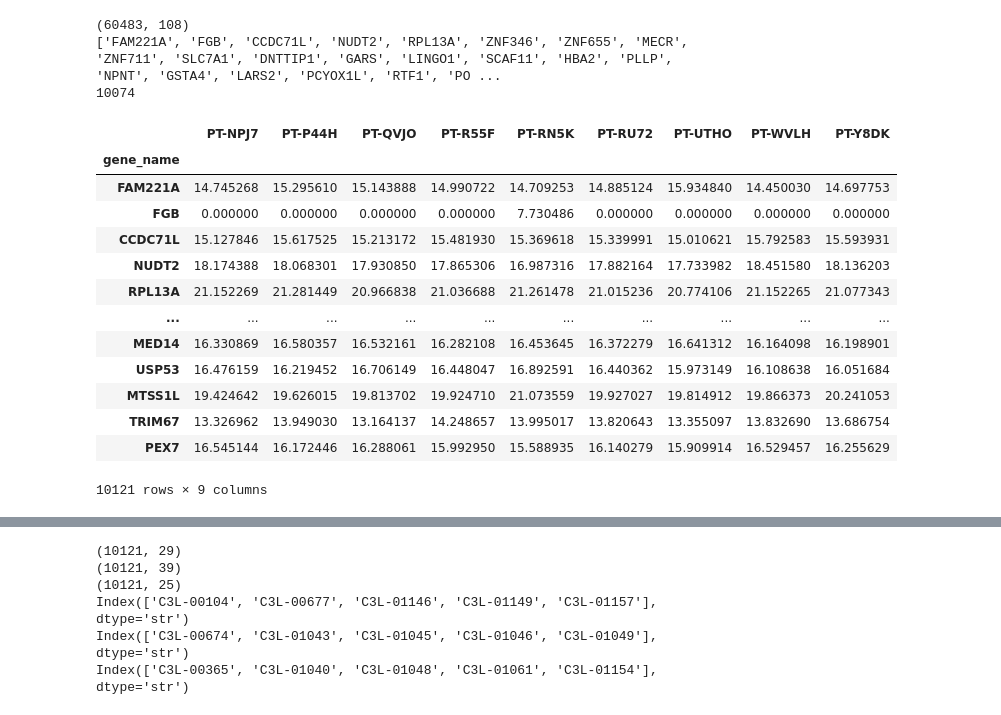
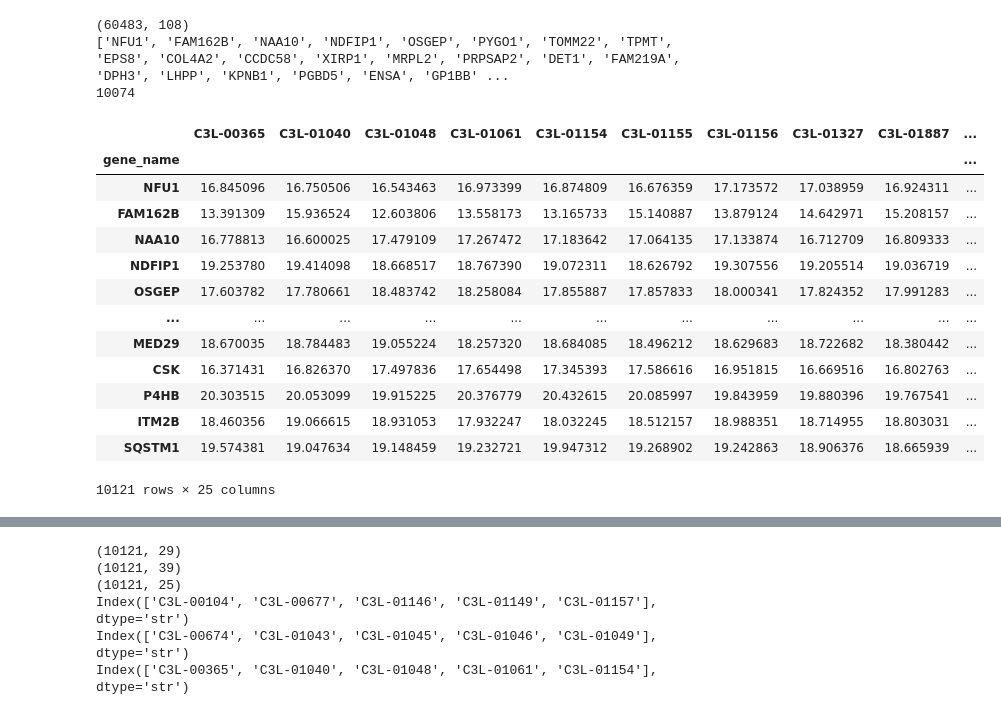
Before and after one commit to namtu06/BIO_RA, a Jupyter notebook: notebooks/02_CPTACrnaanalysis.ipynb, the cells around one changed output, grey strips where cells are left out. Saved outputs shown, nothing was run; the diff lists cells and outputs as text; code cells hidden in the pictures.

```diff
--- a/notebooks/02_CPTACrnaanalysis.ipynb
+++ b/notebooks/02_CPTACrnaanalysis.ipynb
@@ -23,7 +37,7 @@ rna = rna.drop(['gene_id','gene_type','gene_status','havana_gene','full_length',
 print(rna.shape)
 rna = np.log2(rna + 1)
 
-pro = pd.read_csv("../data/interim/de_proteome.csv").set_index("gene")
+pro = pd.read_csv("../data/interim/diff/de_proteome.csv").set_index("gene")
 proset = set(pro.index)
 rnaset = set(rna.index)
 
@@ -36,28 +50,29 @@ rna = rna[common]
 rna = rna.T
 # %% [output]
 (60483, 108)
-['FAM221A', 'FGB', 'CCDC71L', 'NUDT2', 'RPL13A', 'ZNF346', 'ZNF655', 'MECR', 'ZNF711', 'SLC7A1', 'DNTTIP1', 'GARS', 'LINGO1', 'SCAF11', 'HBA2', 'PLLP', 'NPNT', 'GSTA4', 'LARS2', 'PCYOX1L', 'RTF1', 'PO ...
+['NFU1', 'FAM162B', 'NAA10', 'NDFIP1', 'OSGEP', 'PYGO1', 'TOMM22', 'TPMT', 'EPS8', 'COL4A2', 'CCDC58', 'XIRP1', 'MRPL2', 'PRPSAP2', 'DET1', 'FAM219A', 'DPH3', 'LHPP', 'KPNB1', 'PGBD5', 'ENSA', 'GP1BB' ...
 10074
 # %%
 gbm_expr = rna[tumor_id]
 proneural_expr = rna[proneural_id]
 mesenchymal_expr = rna[mesenchymal_id]
 classical_expr = rna[classical_id]
 idh_expr = rna[idh_id]
 normal_expr = rna[normal_id]
 normal_expr
+classical_expr
 # %% [output]
-|  | PT-NPJ7 | PT-P44H | PT-QVJO | PT-R55F | PT-RN5K | PT-RU72 | PT-UTHO | PT-WVLH | PT-Y8DK |
-| gene_name |  |  |  |  |  |  |  |  |  |
-| FAM221A | 14.745268 | 15.295610 | 15.143888 | 14.990722 | 14.709253 | 14.885124 | 15.934840 | 14.450030 | 14.697753 |
-| FGB | 0.000000 | 0.000000 | 0.000000 | 0.000000 | 7.730486 | 0.000000 | 0.000000 | 0.000000 | 0.000000 |
-| CCDC71L | 15.127846 | 15.617525 | 15.213172 | 15.481930 | 15.369618 | 15.339991 | 15.010621 | 15.792583 | 15.593931 |
-| NUDT2 | 18.174388 | 18.068301 | 17.930850 | 17.865306 | 16.987316 | 17.882164 | 17.733982 | 18.451580 | 18.136203 |
-| RPL13A | 21.152269 | 21.281449 | 20.966838 | 21.036688 | 21.261478 | 21.015236 | 20.774106 | 21.152265 | 21.077343 |
-| ... | ... | ... | ... | ... | ... | ... | ... | ... | ... |
-| MED14 | 16.330869 | 16.580357 | 16.532161 | 16.282108 | 16.453645 | 16.372279 | 16.641312 | 16.164098 | 16.198901 |
-| USP53 | 16.476159 | 16.219452 | 16.706149 | 16.448047 | 16.892591 | 16.440362 | 15.973149 | 16.108638 | 16.051684 |
-| MTSS1L | 19.424642 | 19.626015 | 19.813702 | 19.924710 | 21.073559 | 19.927027 | 19.814912 | 19.866373 | 20.241053 |
-| TRIM67 | 13.326962 | 13.949030 | 13.164137 | 14.248657 | 13.995017 | 13.820643 | 13.355097 | 13.832690 | 13.686754 |
-| PEX7 | 16.545144 | 16.172446 | 16.288061 | 15.992950 | 15.588935 | 16.140279 | 15.909914 | 16.529457 | 16.255629 |
+|  | C3L-00365 | C3L-01040 | C3L-01048 | C3L-01061 | C3L-01154 | C3L-01155 | C3L-01156 | C3L-01327 | C3L-01887 | ... |
+| gene_name |  |  |  |  |  |  |  |  |  | ... |
+| NFU1 | 16.845096 | 16.750506 | 16.543463 | 16.973399 | 16.874809 | 16.676359 | 17.173572 | 17.038959 | 16.924311 | ... |
+| FAM162B | 13.391309 | 15.936524 | 12.603806 | 13.558173 | 13.165733 | 15.140887 | 13.879124 | 14.642971 | 15.208157 | ... |
+| NAA10 | 16.778813 | 16.600025 | 17.479109 | 17.267472 | 17.183642 | 17.064135 | 17.133874 | 16.712709 | 16.809333 | ... |
+| NDFIP1 | 19.253780 | 19.414098 | 18.668517 | 18.767390 | 19.072311 | 18.626792 | 19.307556 | 19.205514 | 19.036719 | ... |
+| OSGEP | 17.603782 | 17.780661 | 18.483742 | 18.258084 | 17.855887 | 17.857833 | 18.000341 | 17.824352 | 17.991283 | ... |
+| ... | ... | ... | ... | ... | ... | ... | ... | ... | ... | ... |
+| MED29 | 18.670035 | 18.784483 | 19.055224 | 18.257320 | 18.684085 | 18.496212 | 18.629683 | 18.722682 | 18.380442 | ... |
+| CSK | 16.371431 | 16.826370 | 17.497836 | 17.654498 | 17.345393 | 17.586616 | 16.951815 | 16.669516 | 16.802763 | ... |
+| P4HB | 20.303515 | 20.053099 | 19.915225 | 20.376779 | 20.432615 | 20.085997 | 19.843959 | 19.880396 | 19.767541 | ... |
+| ITM2B | 18.460356 | 19.066615 | 18.931053 | 17.932247 | 18.032245 | 18.512157 | 18.988351 | 18.714955 | 18.803031 | ... |
+| SQSTM1 | 19.574381 | 19.047634 | 19.148459 | 19.232721 | 19.947312 | 19.268902 | 19.242863 | 18.906376 | 18.665939 | ... |
-10121 rows × 9 columns
+10121 rows × 25 columns
```
Also changed, not shown: parts of 5 cells of this notebook, 6 other files.
